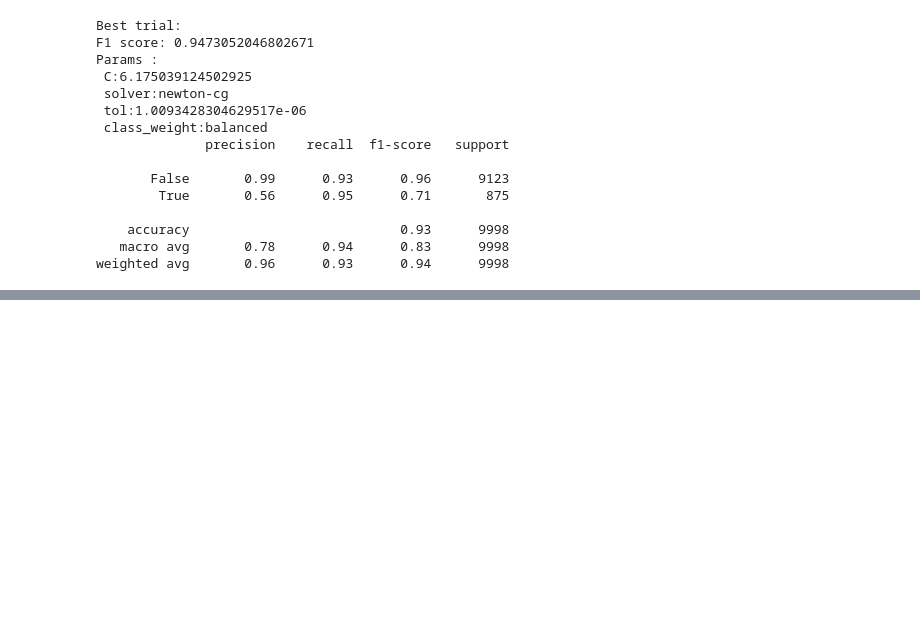
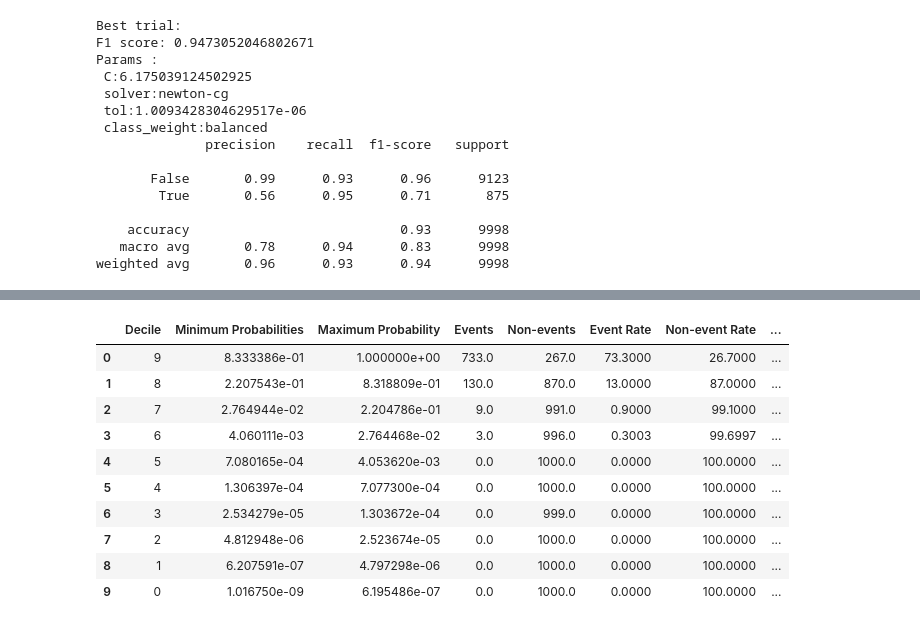
Before and after one commit to HMurawski/Credit-Score-Modelling, a Jupyter notebook: notebooks/05_model_evaluation.ipynb, the cells around one changed output, grey strips where cells are left out. Saved outputs shown, nothing was run; the diff lists cells and outputs as text; code cells hidden in the pictures; blank space fills up the shorter version.

```diff
--- a/notebooks/05_model_evaluation.ipynb
+++ b/notebooks/05_model_evaluation.ipynb
@@ -282,0 +417,10 @@ weighted avg       0.96      0.93      0.94      9998
+# %%
+import pandas as pd
+probabilities = best_model_logistic.predict_proba(X_val_pp)[:,1]
+
+df_eval = pd.DataFrame({
+    "Default val Truth" : y_val,
+    "Default Probability" : probabilities
+})
+
+df_eval.head()
@@ -282,0 +434,3 @@ weighted avg       0.96      0.93      0.94      9998
+# %%
+df_eval["Decile"] = pd.qcut(df_eval["Default Probability"],10, labels=False, duplicates='drop')
+df_eval.head()
@@ -282,0 +444,9 @@ weighted avg       0.96      0.93      0.94      9998
+# %%
+df_grouped = df_eval.groupby("Decile").apply(lambda x: pd.Series({
+    "Minimum Probabilities" : x["Default Probability"].min(),
+    "Maximum Probability" : x["Default Probability"].max(),
+    "Events" : x["Default val Truth"].sum(),
+    "Non-events" : x["Default val Truth"].count() - x["Default val Truth"].sum(),
+}))
+df_grouped.reset_index(inplace=True)
+df_grouped
@@ -282,0 +465,5 @@ weighted avg       0.96      0.93      0.94      9998
+# %%
+df_grouped["Event Rate"] = df_grouped["Events"]*100 / (df_grouped["Events"]+df_grouped["Non-events"])
+df_grouped["Non-event Rate"] = df_grouped["Non-events"]*100 / (df_grouped["Events"]+df_grouped["Non-events"])
+df_grouped = df_grouped.sort_values(by="Decile", ascending=False).reset_index(drop=True)
+df_grouped
@@ -282,0 +482,18 @@ weighted avg       0.96      0.93      0.94      9998
+# %%
+df_grouped["Cum Events"] = df_grouped["Events"].cumsum()
+df_grouped["Cum Non-events"] = df_grouped["Non-events"].cumsum()
+df_grouped["Cum Event Rate"] = df_grouped["Cum Events"]*100 / df_grouped["Events"].sum()
+df_grouped["Cum Non-event Rate"] = df_grouped["Cum Non-events"]*100 / df_grouped["Non-events"].sum()
+df_grouped
+# %% [output]
+|  | Decile | Minimum Probabilities | Maximum Probability | Events | Non-events | Event Rate | Non-event Rate | ... |
+| 0 | 9 | 8.333386e-01 | 1.000000e+00 | 733.0 | 267.0 | 73.3000 | 26.7000 | ... |
+| 1 | 8 | 2.207543e-01 | 8.318809e-01 | 130.0 | 870.0 | 13.0000 | 87.0000 | ... |
+| 2 | 7 | 2.764944e-02 | 2.204786e-01 | 9.0 | 991.0 | 0.9000 | 99.1000 | ... |
+| 3 | 6 | 4.060111e-03 | 2.764468e-02 | 3.0 | 996.0 | 0.3003 | 99.6997 | ... |
+| 4 | 5 | 7.080165e-04 | 4.053620e-03 | 0.0 | 1000.0 | 0.0000 | 100.0000 | ... |
+| 5 | 4 | 1.306397e-04 | 7.077300e-04 | 0.0 | 1000.0 | 0.0000 | 100.0000 | ... |
+| 6 | 3 | 2.534279e-05 | 1.303672e-04 | 0.0 | 999.0 | 0.0000 | 100.0000 | ... |
+| 7 | 2 | 4.812948e-06 | 2.523674e-05 | 0.0 | 1000.0 | 0.0000 | 100.0000 | ... |
+| 8 | 1 | 6.207591e-07 | 4.797298e-06 | 0.0 | 1000.0 | 0.0000 | 100.0000 | ... |
+| 9 | 0 | 1.016750e-09 | 6.195486e-07 | 0.0 | 1000.0 | 0.0000 | 100.0000 | ... |
```
Also changed, not shown: parts of 16 cells of this notebook.
